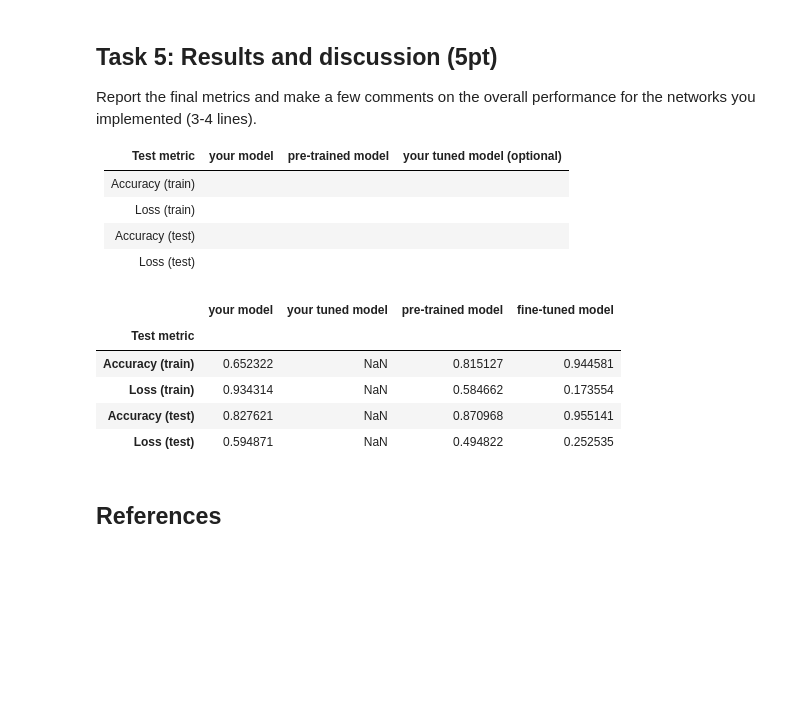
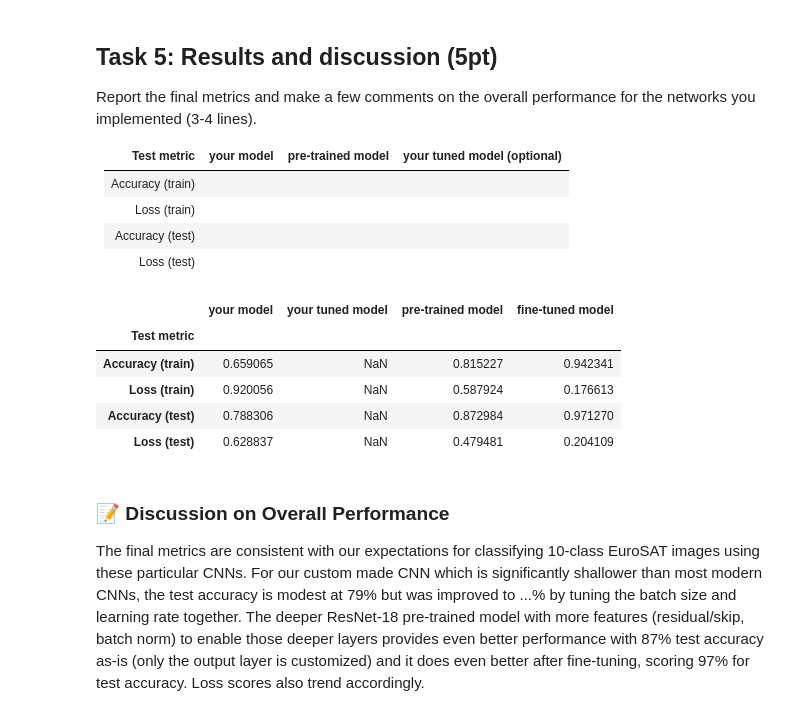
Before and after one commit to hertie-data-science-lab/assignment-2-ps-2f, a Jupyter notebook: main.ipynb, the cells around one changed output. Cells and saved outputs as stored; diff of their text form; code cells hidden in the pictures; blank space fills up the shorter version.

```diff
--- a/main.ipynb
+++ b/main.ipynb
@@ -660,3 +656,14 @@ print(f'Final running batch averages are {best_test_loss[-1]:.2f} loss and {best
 # %% [output]
 Final running batch averages are 0.63 loss and 80.6% acurracy
 [figure]
+# %%
+#ADDED: Build DataFrame for reporting later in Task 5
+df_t23 = pd.DataFrame(np.nan,
+                  index = ['Accuracy (train)', 'Loss (train)', 'Accuracy (test)', 'Loss (test)'],
+                  columns = ['your model', 'your tuned model'])
+df_t23.index.name = 'Test metric'
+
+#Input base model metrics
+df_t23['your model'] = [train_acc[-1], train_loss[-1], test_acc[-1].item(), test_loss[-1]]
+#df['your tuned model'] = [best_avg_acc, best_avg_loss, best_test_acc[-1].item(), best_test_loss[-1]]
+df_t23
@@ -732,0 +780,12 @@ tuned_test_loss, tuned_test_acc = tuned_trainer.test(test_data)
+# %%
+#Build DataFrame for reporting
+import pandas as pd
+df_t4 = pd.DataFrame(np.nan,
+                  index = ['Accuracy (train)', 'Loss (train)', 'Accuracy (test)', 'Loss (test)'],
+                  columns = ['pre-trained model', 'fine-tuned model'])
+df_t4.index.name = 'Test metric'
+
+#Input pre-trained/fine-tuned metrics
+df_t4['pre-trained model'] = [pretrain_acc[-1], pretrain_loss[-1], pretrain_test_acc[-1].item(), pretrain_test_loss[-1]]
+df_t4['fine-tuned model'] = [tuned_train_acc[-1], tuned_train_loss[-1], tuned_test_acc[-1].item(), tuned_test_loss[-1]]
+df_t4
@@ -752,16 +811,13 @@ df.index.name = 'Test metric'
-# %%
-#Input base model metrics
-df['your model'] = [train_acc[-1], train_loss[-1], test_acc[-1].item(), test_loss[-1]]
-#df['your tuned model'] = [best_avg_acc, best_avg_loss, best_test_acc[-1].item(), best_test_loss[-1]]
-df['pre-trained model'] = [pretrain_acc[-1], pretrain_loss[-1], pretrain_test_acc[-1].item(), pretrain_test_loss[-1]]
-df['fine-tuned model'] = [tuned_train_acc[-1], tuned_train_loss[-1], tuned_test_acc[-1].item(), tuned_test_loss[-1]]
-df
-# %% [output]
-|  | your model | your tuned model | pre-trained model | fine-tuned model |
-| Test metric |  |  |  |  |
-| Accuracy (train) | 0.652322 | NaN | 0.815127 | 0.944581 |
-| Loss (train) | 0.934314 | NaN | 0.584662 | 0.173554 |
-| Accuracy (test) | 0.827621 | NaN | 0.870968 | 0.955141 |
-| Loss (test) | 0.594871 | NaN | 0.494822 | 0.252535 |
-# %% [markdown]
-## References
+# %%
+#ADDED: combine reporting DataFrames
+pd.concat([df_t23, df_t4], axis=1)
+# %% [output]
+|  | your model | your tuned model | pre-trained model | fine-tuned model |
+| Test metric |  |  |  |  |
+| Accuracy (train) | 0.659065 | NaN | 0.815227 | 0.942341 |
+| Loss (train) | 0.920056 | NaN | 0.587924 | 0.176613 |
+| Accuracy (test) | 0.788306 | NaN | 0.872984 | 0.971270 |
+| Loss (test) | 0.628837 | NaN | 0.479481 | 0.204109 |
+# %% [markdown]
+### 📝 Discussion on Overall Performance
+The final metrics are consistent with our expectations for classifying 10-class EuroSAT images using these particular CNNs. For our custom made CNN which is significantly shallower than most modern CNNs, the test accuracy is modest at 79% but was improved to ...% by tuning the batch size and learning rate together. The deeper ResNet-18 pre-trained model with more features (residual/skip, batch norm) to enable those deeper layers provides even better performance with 87% test accuracy as-is (only the output layer is customized) and it does even better after fine-tuning, scoring 97% for test accuracy. Loss scores also trend accordingly.
```
Also changed, not shown: parts of 17 cells of this notebook.
